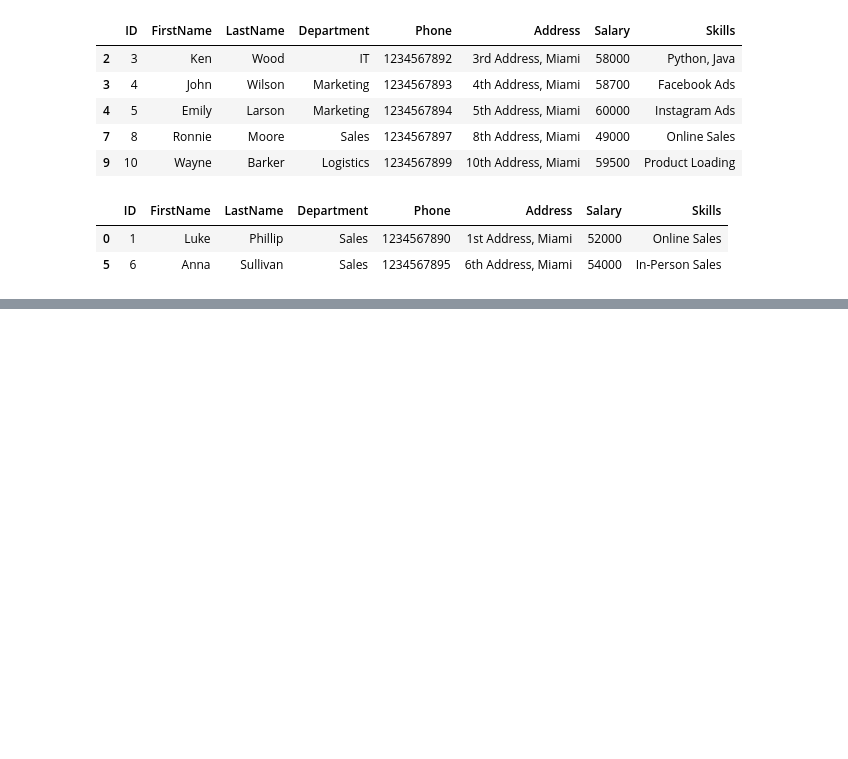
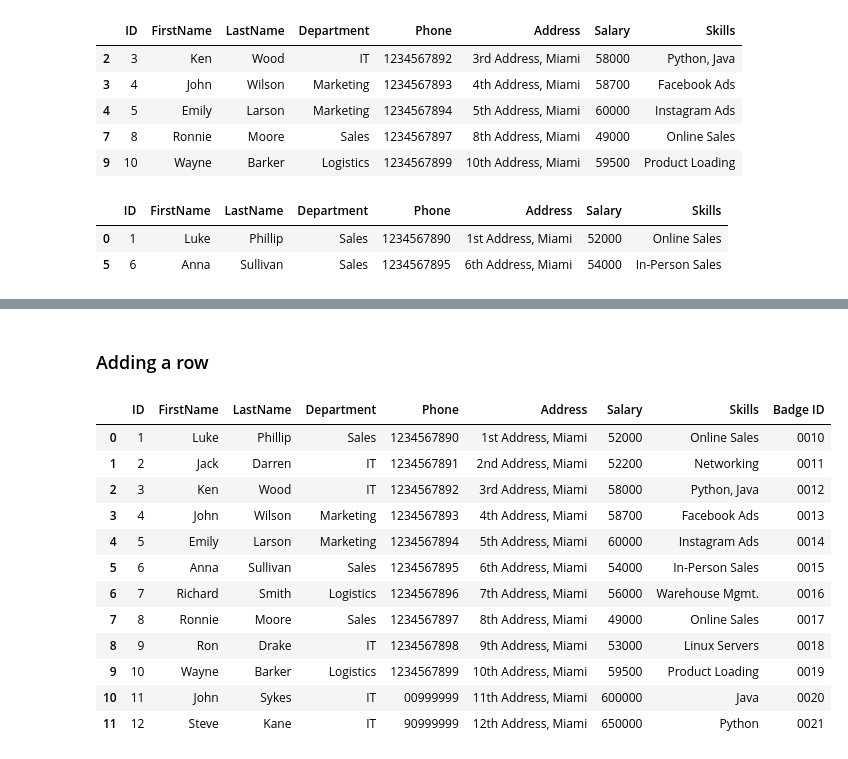
Before and after one commit to QuantumKane/PythonMasterclass, a Jupyter notebook: superhero.ipynb, the cells around one changed output, grey strips where cells are left out. Saved outputs shown, nothing was run; the diff lists cells and outputs as text; code cells hidden in the pictures; blank space fills up the shorter version.

```diff
--- a/superhero.ipynb
+++ b/superhero.ipynb
@@ -435,0 +463,3 @@ djson[(djson.loc[:,"Salary"] > 50000) & (djson.loc[:,"Department"] == "Sales")]
+# %%
+djson["Badge ID"] = ["0010", "0011", "0012", "0013", "0014", "0015", "0016", "0017", "0018", "0019"]
+djson
@@ -435,0 +478,39 @@ djson[(djson.loc[:,"Salary"] > 50000) & (djson.loc[:,"Department"] == "Sales")]
+# %% [markdown]
+### Adding a row
+# %%
+djson = djson.append([{"Address": "11th Address, Miami",
+                      "Department": "IT",
+                      "FirstName": "John",
+                      "ID": 11,
+                      "LastName": "Sykes",
+                      "Phone": "00999999",
+                      "Salary": "600000",
+                      "Skills": "Java",
+                      "Badge ID": "0020"},
+                     {"Address": "12th Address, Miami",
+                      "Department": "IT",
+                      "FirstName": "Steve",
+                      "ID": 12,
+                      "LastName": "Kane",
+                      "Phone": "90999999",
+                      "Salary": "650000",
+                      "Skills": "Python",
+                      "Badge ID": "0021"}], ignore_index = True)
+# %%
+# check the additions
+
+djson
+# %% [output]
+|  | ID | FirstName | LastName | Department | Phone | Address | Salary | Skills | Badge ID |
+| 0 | 1 | Luke | Phillip | Sales | 1234567890 | 1st Address, Miami | 52000 | Online Sales | 0010 |
+| 1 | 2 | Jack | Darren | IT | 1234567891 | 2nd Address, Miami | 52200 | Networking | 0011 |
+| 2 | 3 | Ken | Wood | IT | 1234567892 | 3rd Address, Miami | 58000 | Python, Java | 0012 |
+| 3 | 4 | John | Wilson | Marketing | 1234567893 | 4th Address, Miami | 58700 | Facebook Ads | 0013 |
+| 4 | 5 | Emily | Larson | Marketing | 1234567894 | 5th Address, Miami | 60000 | Instagram Ads | 0014 |
+| 5 | 6 | Anna | Sullivan | Sales | 1234567895 | 6th Address, Miami | 54000 | In-Person Sales | 0015 |
+| 6 | 7 | Richard | Smith | Logistics | 1234567896 | 7th Address, Miami | 56000 | Warehouse Mgmt. | 0016 |
+| 7 | 8 | Ronnie | Moore | Sales | 1234567897 | 8th Address, Miami | 49000 | Online Sales | 0017 |
+| 8 | 9 | Ron | Drake | IT | 1234567898 | 9th Address, Miami | 53000 | Linux Servers | 0018 |
+| 9 | 10 | Wayne | Barker | Logistics | 1234567899 | 10th Address, Miami | 59500 | Product Loading | 0019 |
+| 10 | 11 | John | Sykes | IT | 00999999 | 11th Address, Miami | 600000 | Java | 0020 |
+| 11 | 12 | Steve | Kane | IT | 90999999 | 12th Address, Miami | 650000 | Python | 0021 |
```
Also changed, not shown: parts of 13 cells of this notebook.
